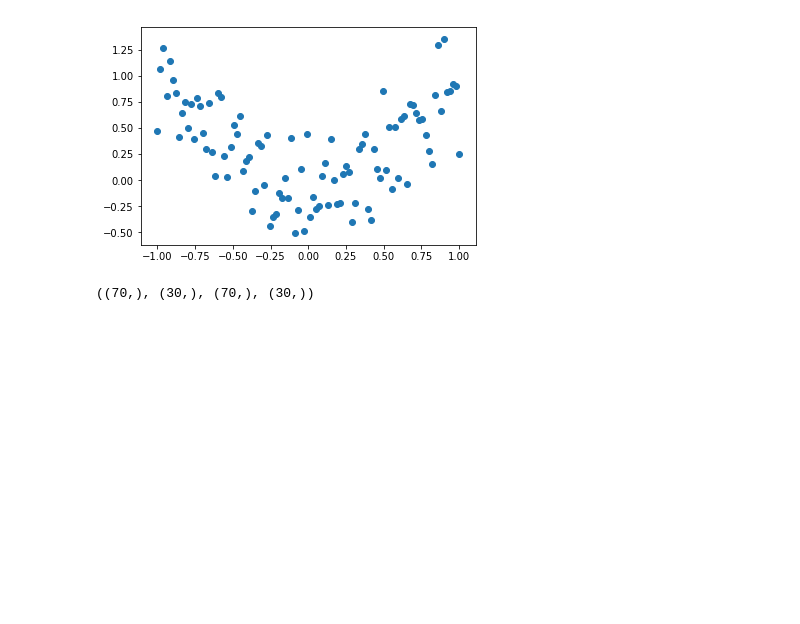
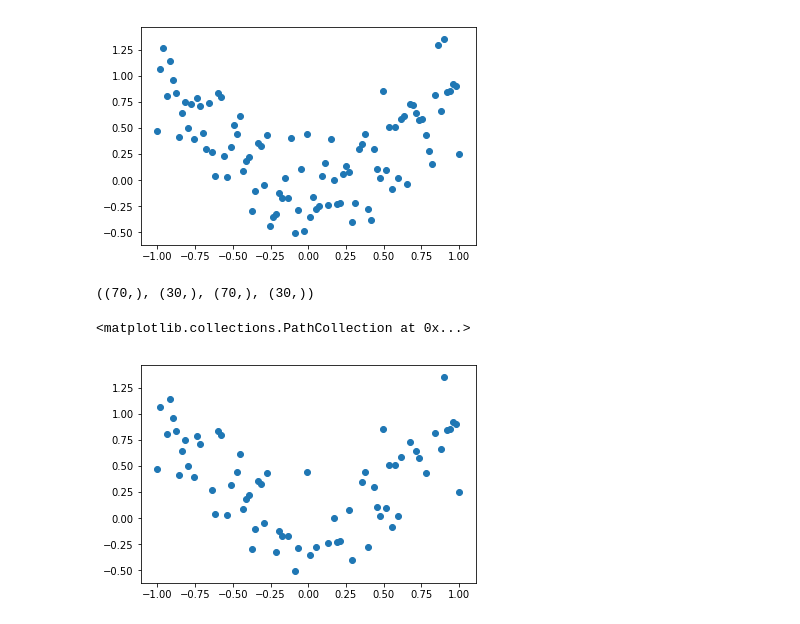
Before and after one commit to cigoic/ml_public, a Jupyter notebook: src_samples/regularization.ipynb, the cells around one changed output. Drawn from its saved outputs; the diff is of its cells as text; code cells hidden in the pictures; blank space fills up the shorter version.

Commit message:
Update regularization with plot

```diff
--- a/src_samples/regularization.ipynb
+++ b/src_samples/regularization.ipynb
@@ -57,3 +57,8 @@ plt.scatter(x_data, y_data)
 x_train.shape, x_test.shape, y_train.shape, y_test.shape
 # %% [output]
 ((70,), (30,), (70,), (30,))
+# %%
+plt.scatter(x_train, y_train)
+# %% [output]
+<matplotlib.collections.PathCollection at 0x...>
+[figure, added]
```
Also changed, not shown: parts of 3 cells of this notebook.
